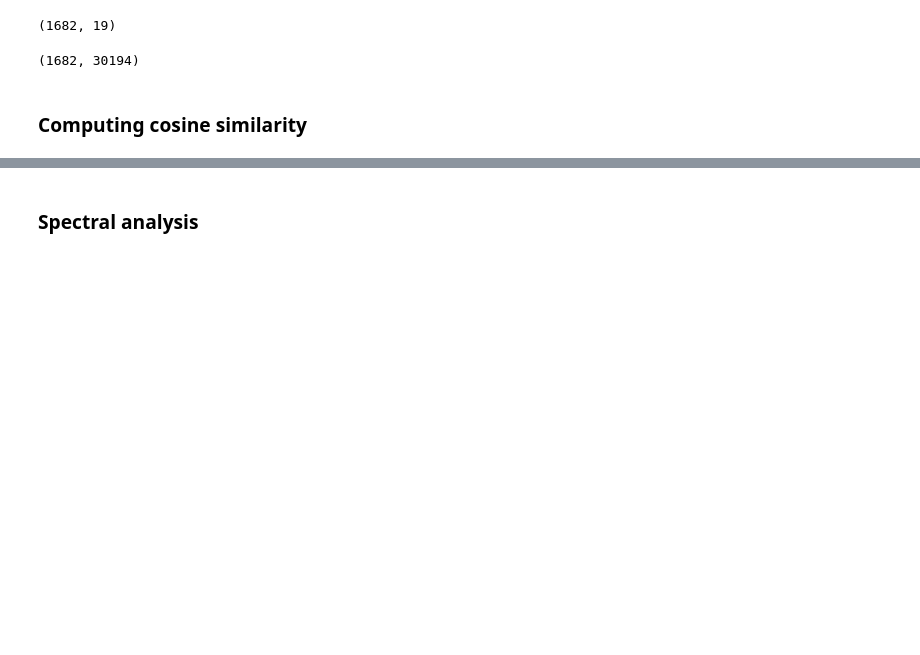
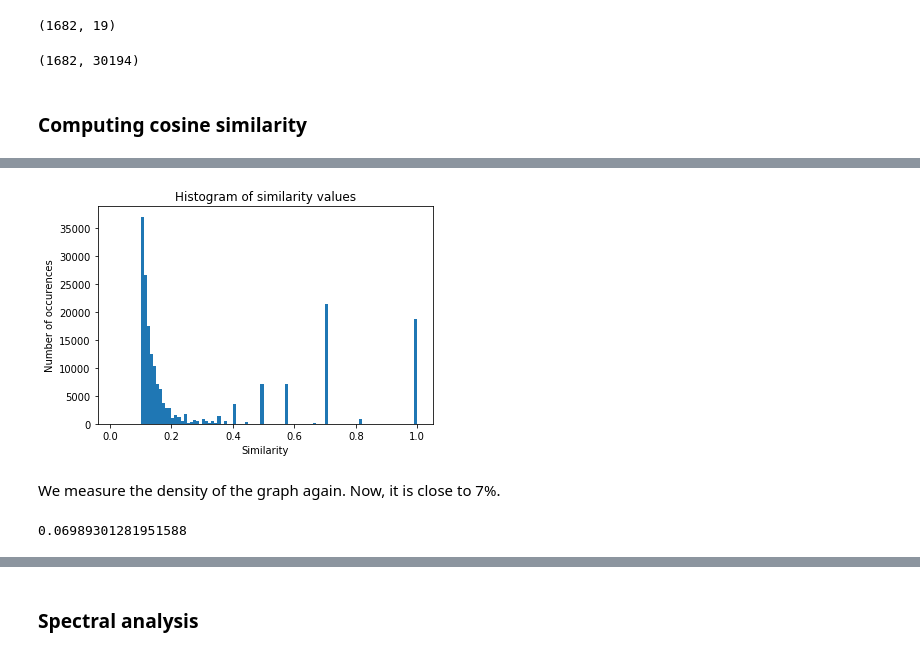
Before and after one commit to Movinder/movielens-imdb-exploration, a Jupyter notebook: Doc2Vector.ipynb, the cells around one changed output, grey strips where cells are left out. Saved outputs shown, nothing was run; the diff lists cells and outputs as text; code cells hidden in the pictures; blank space fills up the shorter version.

```diff
--- a/Doc2Vector.ipynb
+++ b/Doc2Vector.ipynb
@@ -384,0 +376,18 @@ from matplotlib import pyplot as plt
+# %%
+y,x = np.histogram(movie_dist_cosine_filtered, bins=100)
+
+plt.bar(x[1:-1], y[1:], width = 0.01, align='edge')
+plt.title('Histogram of similarity values')
+plt.xlabel('Similarity')
+plt.ylabel('Number of occurences')
+plt.show()
+# %% [output]
+[figure, added]
+# %% [markdown]
+We measure the density of the graph again. Now, it is close to 7%.
+# %%
+epsilon = 0.001
+(movie_dist_cosine_filtered < epsilon).astype(int).sum()
+1 - (movie_dist_cosine_filtered < epsilon).astype(int).sum()/(movie_dist_cosine_filtered.shape[0] ** 2)
+# %% [output]
+0.06989301281951588
```
Also changed, not shown: parts of 65 cells of this notebook.
